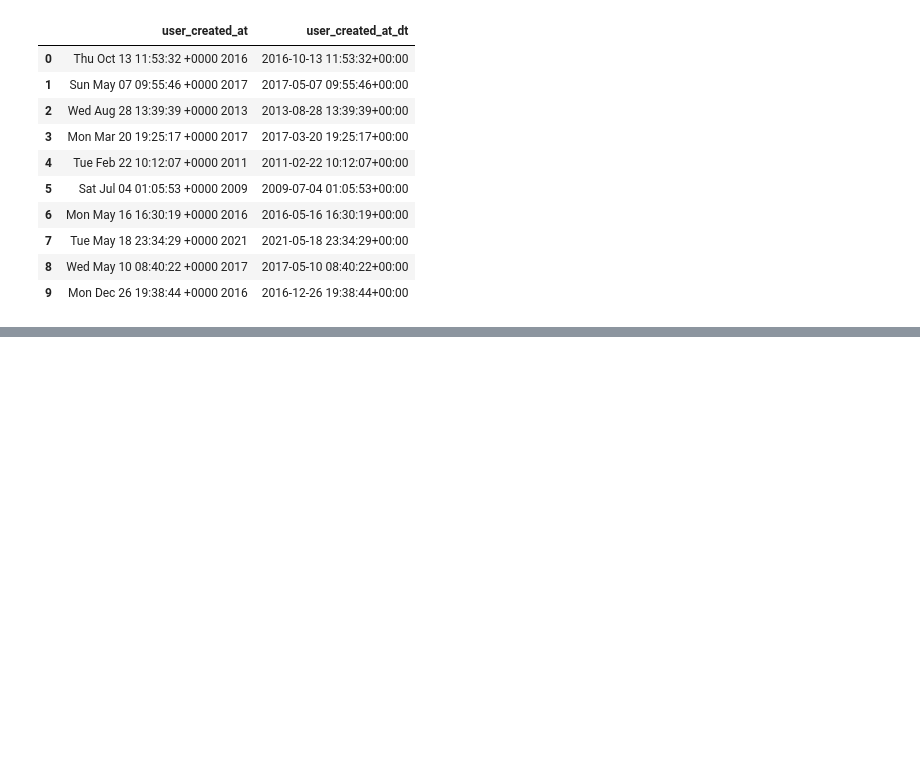
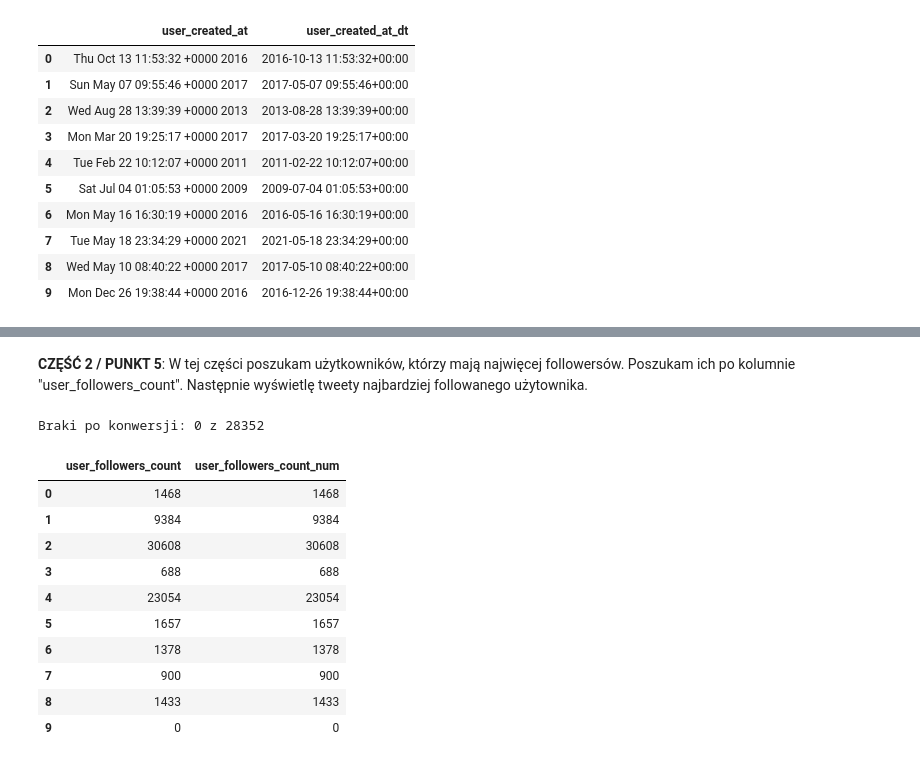
Before and after one commit to ludmilaqlawik/Projekt-zaliczeniowy-WSB, a Jupyter notebook: Projekt_zaliczeniowy_WSB.ipynb, the cells around one changed output, grey strips where cells are left out. Saved outputs shown, nothing was run; the diff lists cells and outputs as text; code cells hidden in the pictures; blank space fills up the shorter version.

```diff
--- a/Projekt_zaliczeniowy_WSB.ipynb
+++ b/Projekt_zaliczeniowy_WSB.ipynb
@@ -799,0 +868,21 @@ Liczba wierszy jest taka sama, więc podmienię kolumny.
+# %% [markdown]
+**CZĘŚĆ 2 / PUNKT 5**: W tej części poszukam użytkowników, którzy mają najwięcej followersów. Poszukam ich po kolumnie "user_followers_count". Następnie wyświetlę tweety najbardziej followanego użytownika.
+# %%
+# Dla pewności konwertuję dane z kolumny user_followers_count na liczby
+df["user_followers_count_num"] = pd.to_numeric(df["user_followers_count"], errors="coerce")
+
+print("Braki po konwersji:", df["user_followers_count_num"].isna().sum(), "z", len(df))
+df[["user_followers_count", "user_followers_count_num"]].head(10)
+# %% [output]
+Braki po konwersji: 0 z 28352
+|  | user_followers_count | user_followers_count_num |
+| 0 | 1468 | 1468 |
+| 1 | 9384 | 9384 |
+| 2 | 30608 | 30608 |
+| 3 | 688 | 688 |
+| 4 | 23054 | 23054 |
+| 5 | 1657 | 1657 |
+| 6 | 1378 | 1378 |
+| 7 | 900 | 900 |
+| 8 | 1433 | 1433 |
+| 9 | 0 | 0 |
```
Also changed, not shown: parts of 12 cells of this notebook.
